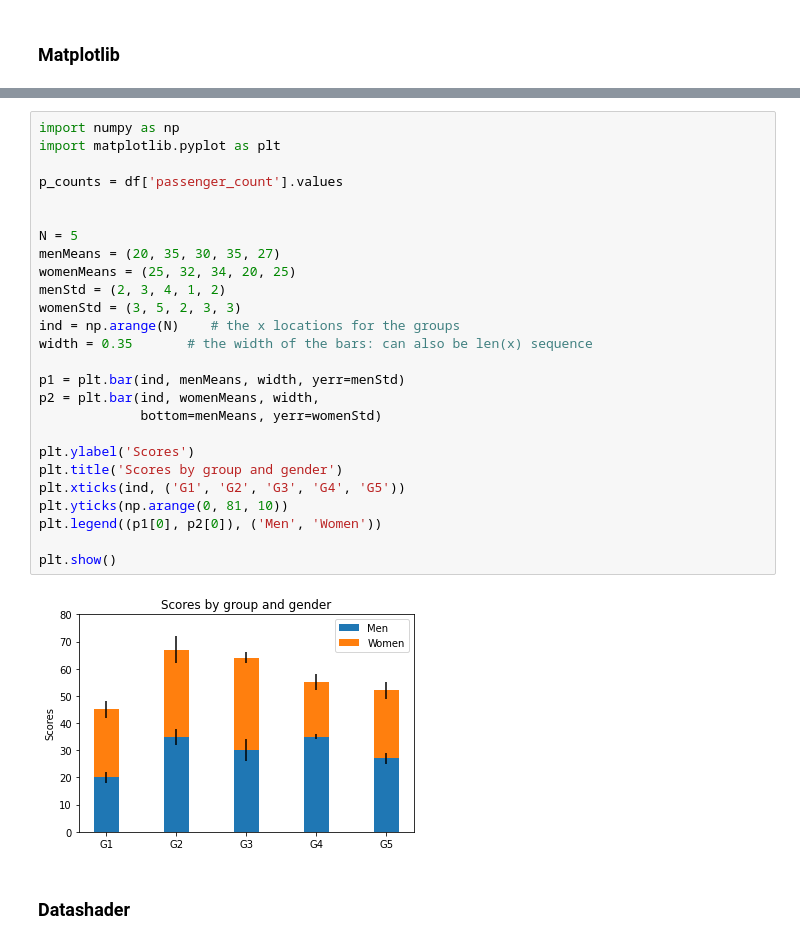
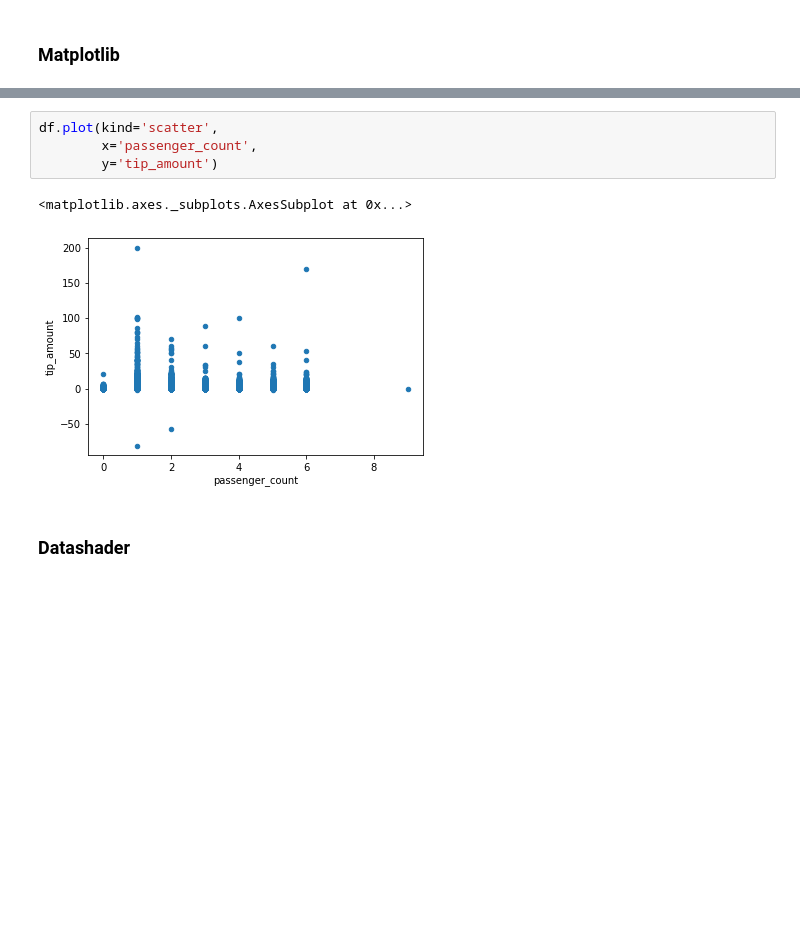
Before and after one commit to BlazingDB/Welcome_to_BlazingSQL_Notebooks, a Jupyter notebook: welcome.ipynb, the cells around one changed output, grey strips where cells are left out. Saved outputs shown, nothing was run; the diff lists cells and outputs as text; blank space fills up the shorter version.

```diff
--- a/welcome.ipynb
+++ b/welcome.ipynb
@@ -140,31 +152,10 @@ set(df['passenger_count'].values)
-# %%
-import numpy as np
-import matplotlib.pyplot as plt
-
-p_counts = df['passenger_count'].values
-
-
-N = 5
-menMeans = (20, 35, 30, 35, 27)
-womenMeans = (25, 32, 34, 20, 25)
-menStd = (2, 3, 4, 1, 2)
-womenStd = (3, 5, 2, 3, 3)
-ind = np.arange(N)    # the x locations for the groups
-width = 0.35       # the width of the bars: can also be len(x) sequence
-
-p1 = plt.bar(ind, menMeans, width, yerr=menStd)
-p2 = plt.bar(ind, womenMeans, width,
-             bottom=menMeans, yerr=womenStd)
-
-plt.ylabel('Scores')
-plt.title('Scores by group and gender')
-plt.xticks(ind, ('G1', 'G2', 'G3', 'G4', 'G5'))
-plt.yticks(np.arange(0, 81, 10))
-plt.legend((p1[0], p2[0]), ('Men', 'Women'))
-
-plt.show()
-# %% [output]
-[figure, removed]
+# %%
+df.plot(kind='scatter',
+        x='passenger_count',
+        y='tip_amount')
+# %% [output]
+<matplotlib.axes._subplots.AxesSubplot at 0x...>
+[figure, added]
 # %% [markdown]
 ### Datashader
 # %%
```
Also changed, not shown: parts of 19 cells of this notebook, 1 other file.
